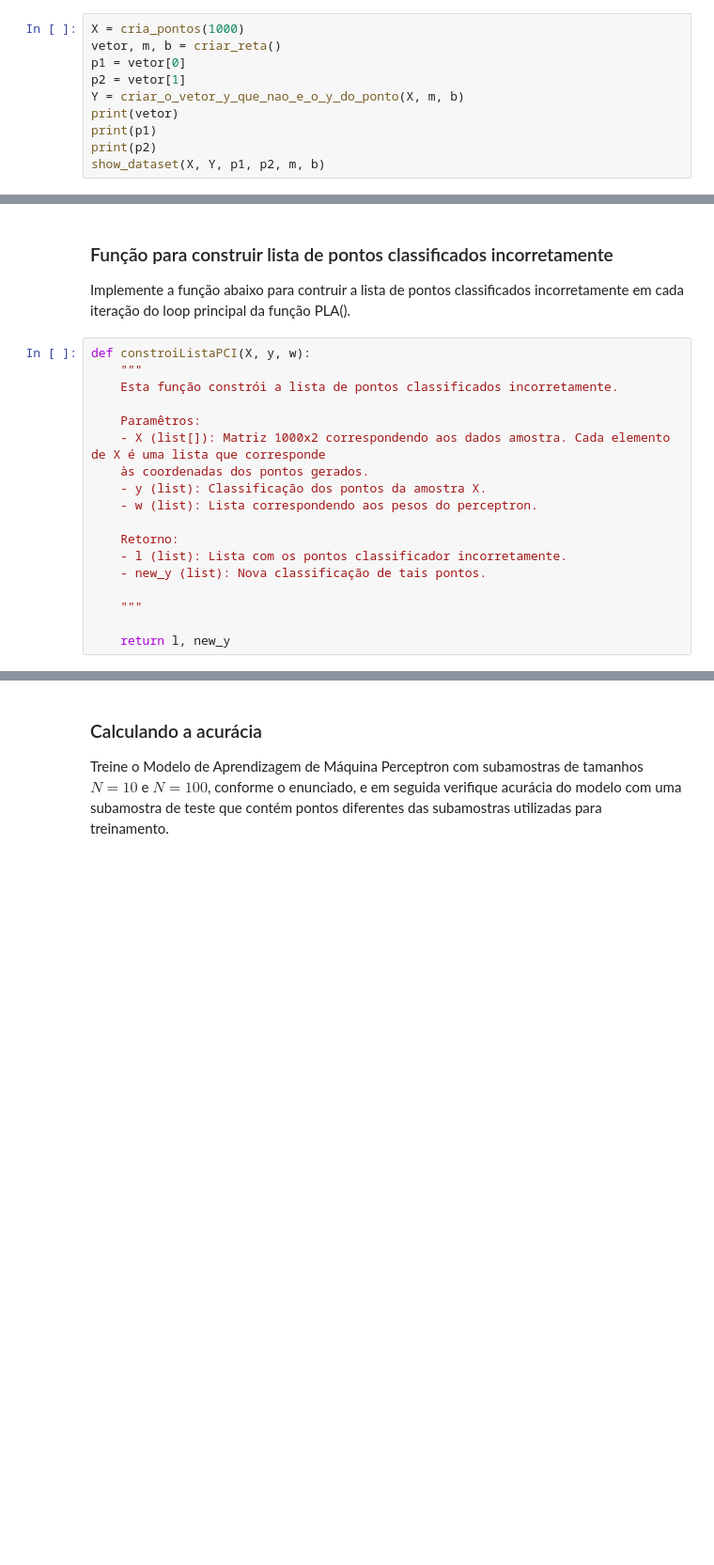
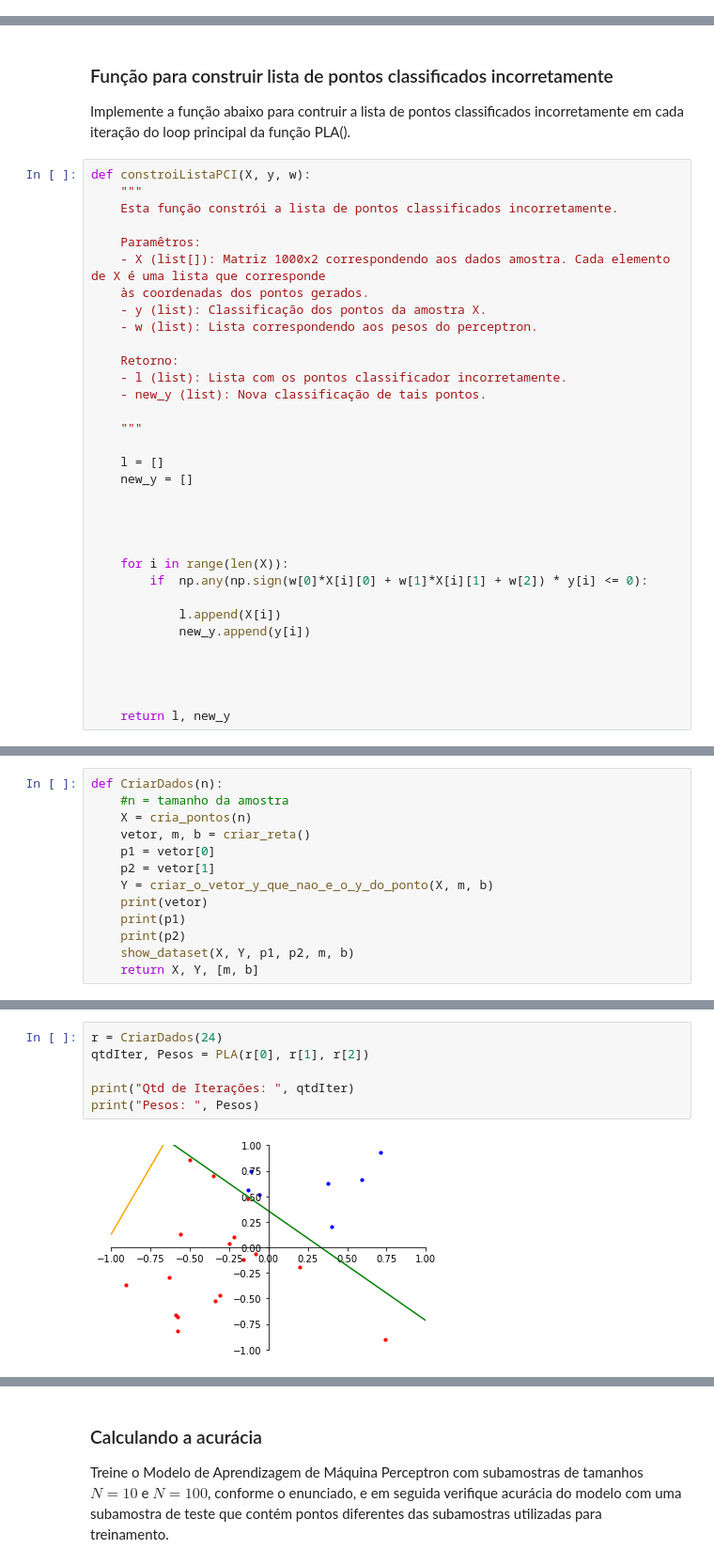
Before and after one commit to JoseAugusto011/MachineLearning, a Jupyter notebook: Pratica___PLA.ipynb, the cells around one changed output, grey strips where cells are left out. Shown: that part at 94% size. Drawn from its saved outputs; the diff is of its cells as text; blank space fills up the shorter version.

```diff
--- a/Pratica___PLA.ipynb
+++ b/Pratica___PLA.ipynb
@@ -100,13 +100,3 @@ def show_dataset(X, y, p1, p2, m, b):
             plt.scatter(X[i][0], X[i][1], c='red')
 
     plt.show()
-# %%
-X = cria_pontos(1000)
-vetor, m, b = criar_reta()
-p1 = vetor[0]
-p2 = vetor[1]
-Y = criar_o_vetor_y_que_nao_e_o_y_do_ponto(X, m, b)
-print(vetor)
-print(p1)
-print(p2)
-show_dataset(X, Y, p1, p2, m, b)
@@ -213,4 +169,19 @@ def constroiListaPCI(X, y, w):
 
     """
 
+    l = []
+    new_y = []
+
+
+
+
+    for i in range(len(X)):
+        if  np.any(np.sign(w[0]*X[i][0] + w[1]*X[i][1] + w[2]) * y[i] <= 0):
+
+            l.append(X[i])
+            new_y.append(y[i])
+
+
+
+
     return l, new_y
@@ -216,0 +232,13 @@ def constroiListaPCI(X, y, w):
+# %%
+def CriarDados(n):
+    #n = tamanho da amostra
+    X = cria_pontos(n)
+    vetor, m, b = criar_reta()
+    p1 = vetor[0]
+    p2 = vetor[1]
+    Y = criar_o_vetor_y_que_nao_e_o_y_do_ponto(X, m, b)
+    print(vetor)
+    print(p1)
+    print(p2)
+    show_dataset(X, Y, p1, p2, m, b)
+    return X, Y, [m, b]
@@ -216,0 +249,8 @@ def constroiListaPCI(X, y, w):
+# %%
+r = CriarDados(24)
+qtdIter, Pesos = PLA(r[0], r[1], r[2])
+
+print("Qtd de Iterações: ", qtdIter)
+print("Pesos: ", Pesos)
+# %% [output]
+[figure, added]
```
Also changed, not shown: parts of 9 cells of this notebook.
